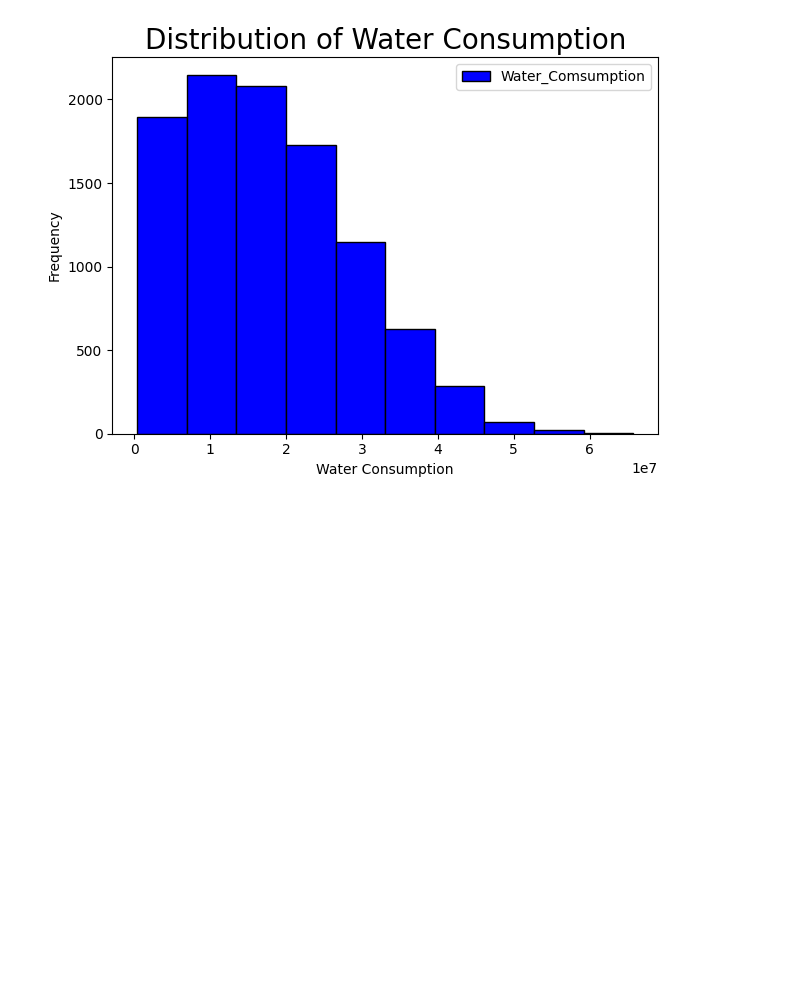
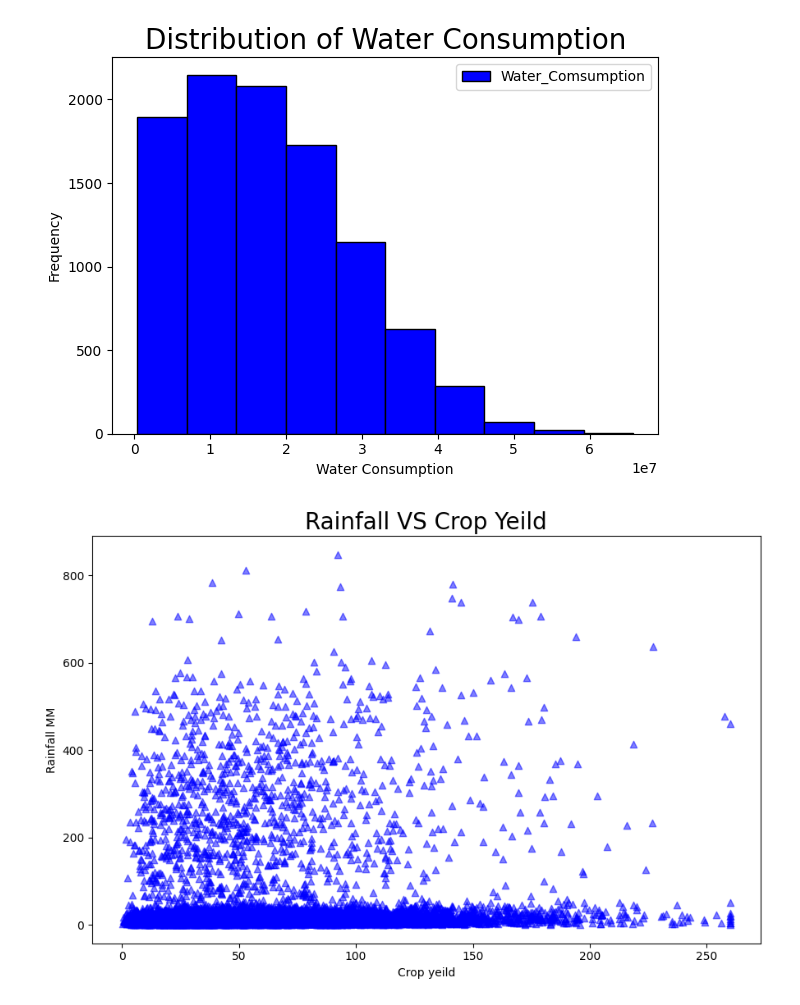
Before and after one commit to Engr-Jawad/Data-Science-Projects, a Jupyter notebook: agricultural_water_efficiency/Data_Visualaization.ipynb, the cells around one changed output. Cells and saved outputs as stored; diff of their text form; code cells hidden in the pictures; blank space fills up the shorter version.

Commit message:
scatter plot of rainfall vs crop yeild

```diff
--- a/agricultural_water_efficiency/Data_Visualaization.ipynb
+++ b/agricultural_water_efficiency/Data_Visualaization.ipynb
@@ -52,3 +52,15 @@ plt.savefig("Distribution_of_Water_Consumption.png",dpi= 300 ,bbox_inches = "tig
 plt.show()
 # %% [output]
 [figure]
+# %%
+# Investigate rainfall versus yield and calculate correlation.
+plt.figure(figsize=(9,6))
+plt.scatter(df["Rainfall_mm"],df["Crop_Yield_Tons"], alpha = 0.5,color = "blue",marker= '^')
+plt.title("Rainfall VS Crop Yeild",fontsize = 20)
+plt.xlabel("Crop yeild")
+plt.ylabel("Rainfall MM")
+plt.tight_layout()
+plt.savefig("Rainfall_VS_Crop_yeild.png",dpi =300,bbox_inches = "tight")
+plt.show()
+# %% [output]
+[figure, added]
```
Also changed, not shown: 1 other file.
